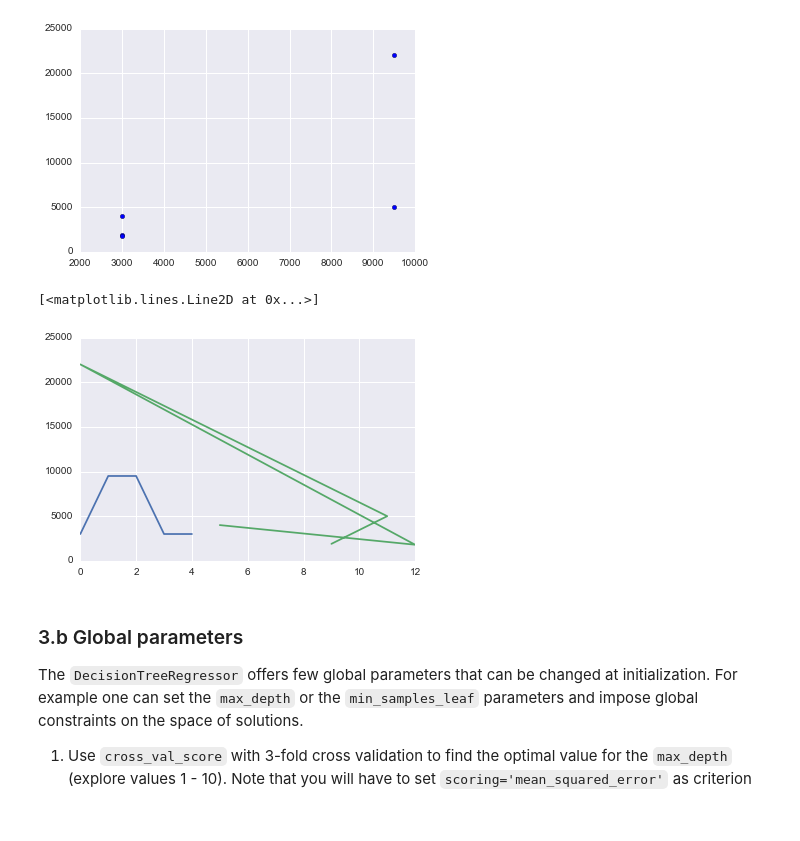
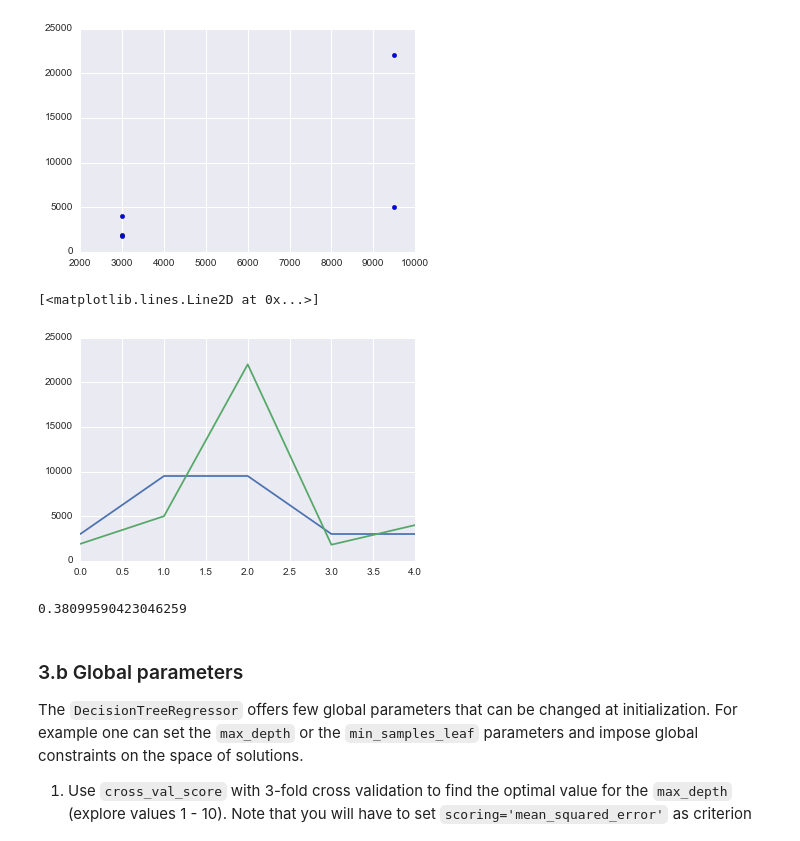
Before and after one commit to spockl/ga-dsi-1, a Jupyter notebook: curriculum/week-06/2.2-lab-CARTs/code/starter-code/starter-code-1_2-joce.ipynb, the cells around one changed output. Saved outputs shown, nothing was run; the diff lists cells and outputs as text; code cells hidden in the pictures.

```diff
--- a/curriculum/week-06/2.2-lab-CARTs/code/starter-code/starter-code-1_2-joce.ipynb
+++ b/curriculum/week-06/2.2-lab-CARTs/code/starter-code/starter-code-1_2-joce.ipynb
@@ -136,7 +136,7 @@ plt.scatter(y_pred, y_test);
 [figure]
 # %%
 plt.plot(y_pred)
-plt.plot(y_test)
+plt.plot(y_test.values)
 # %% [output]
 [<matplotlib.lines.Line2D at 0x...>]
-[figure, old version]
+[figure, new version]
@@ -143,3 +145,7 @@ plt.plot(y_test)
+# %%
+r2_score(y_test, y_pred)
+# %% [output]
+0.38099590423046259
 # %% [markdown]
 ### 3.b Global parameters
 
```
Also changed, not shown: parts of 3 cells of this notebook, 3 other files.
